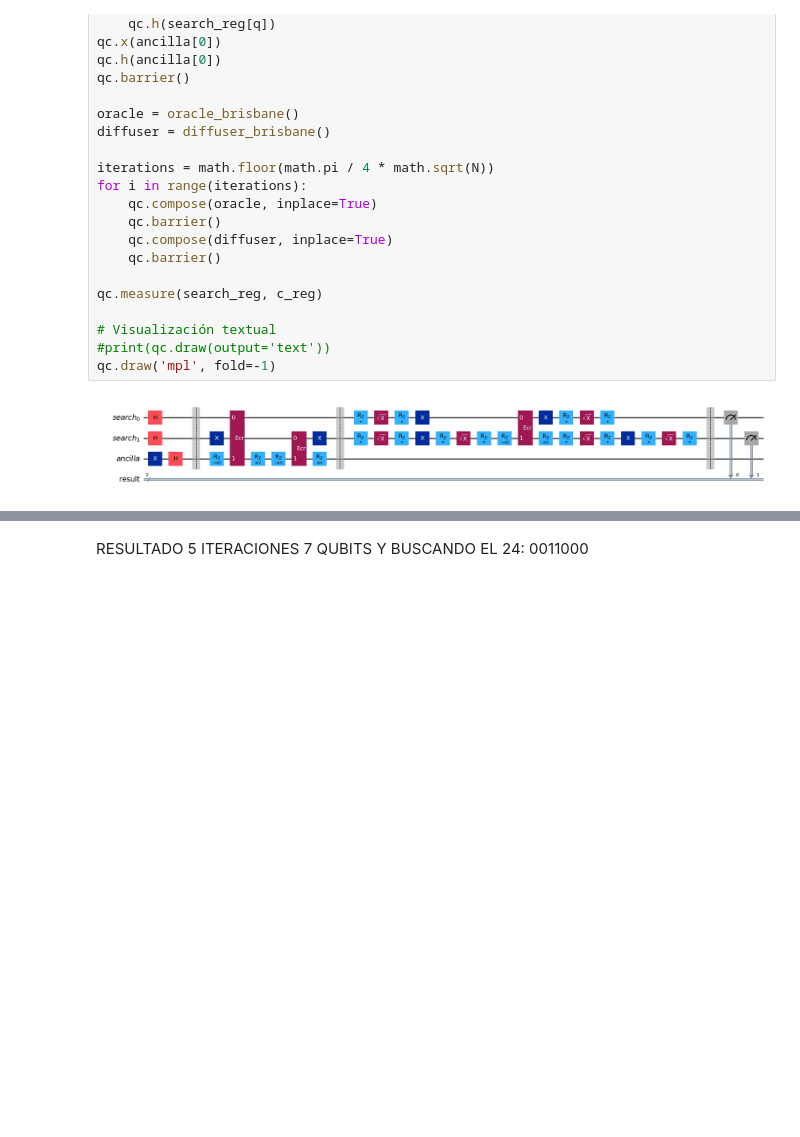
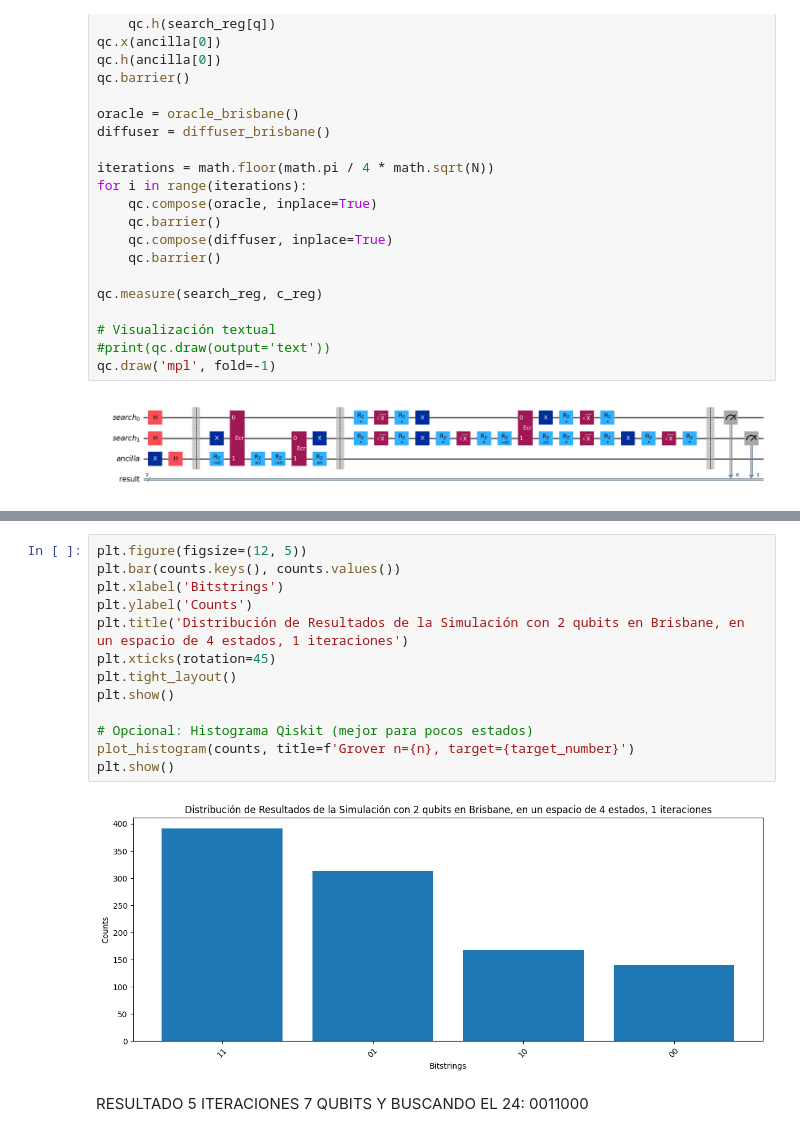
Before and after one commit to Stivenalp/Algoritmo-de-grover, a Jupyter notebook: grover_busqueda_ibm_brisbane.ipynb, the cells around one changed output, grey strips where cells are left out. Cells and saved outputs as stored; diff of their text form; blank space fills up the shorter version.

```diff
--- a/grover_busqueda_ibm_brisbane.ipynb
+++ b/grover_busqueda_ibm_brisbane.ipynb
@@ -1545,3 +1625,18 @@ Tiempo total de ejecución (cliente a resultado): 6.40 segundos
+# %%
+plt.figure(figsize=(12, 5))
+plt.bar(counts.keys(), counts.values())
+plt.xlabel('Bitstrings')
+plt.ylabel('Counts')
+plt.title('Distribución de Resultados de la Simulación con 2 qubits en Brisbane, en un espacio de 4 estados, 1 iteraciones')
+plt.xticks(rotation=45)
+plt.tight_layout()
+plt.show()
+
+# Opcional: Histograma Qiskit (mejor para pocos estados)
+plot_histogram(counts, title=f'Grover n={n}, target={target_number}')
+plt.show()
+# %% [output]
+[figure, added]
 # %% [markdown]
 RESULTADO 5 ITERACIONES 7 QUBITS Y BUSCANDO EL 24: 0011000
 # %%
```
Also changed, not shown: parts of 13 cells of this notebook.
